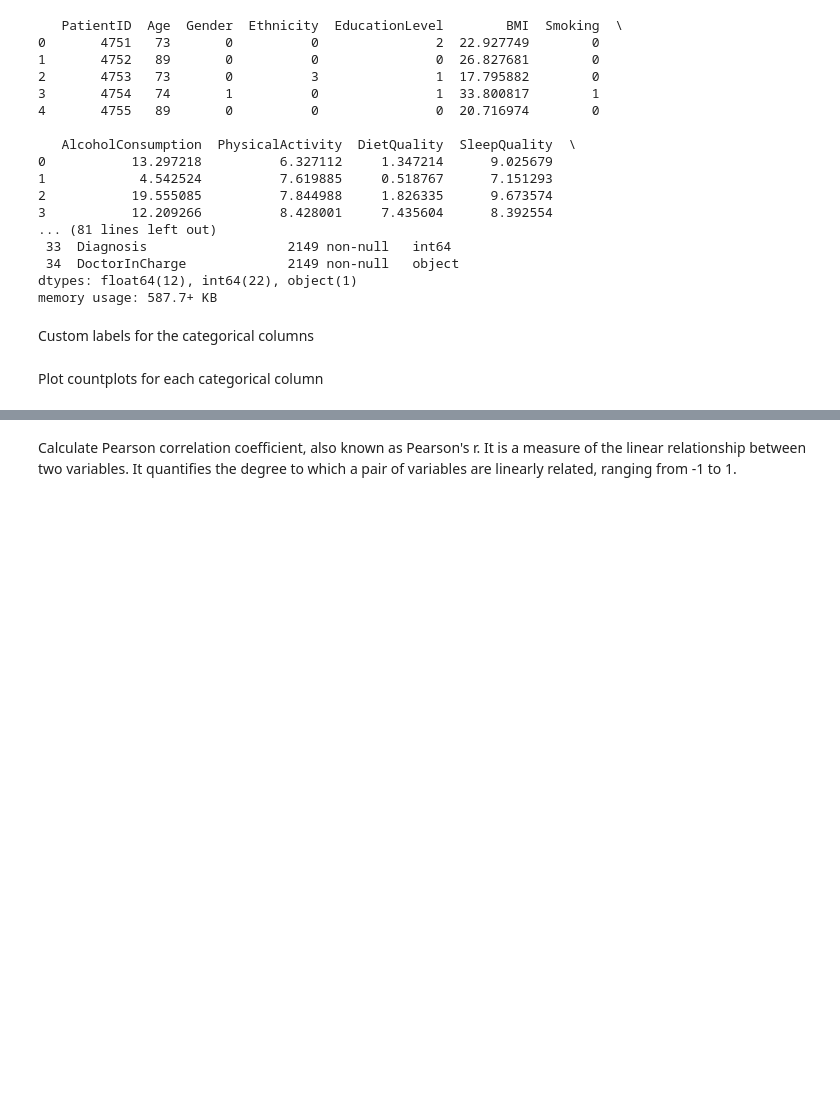
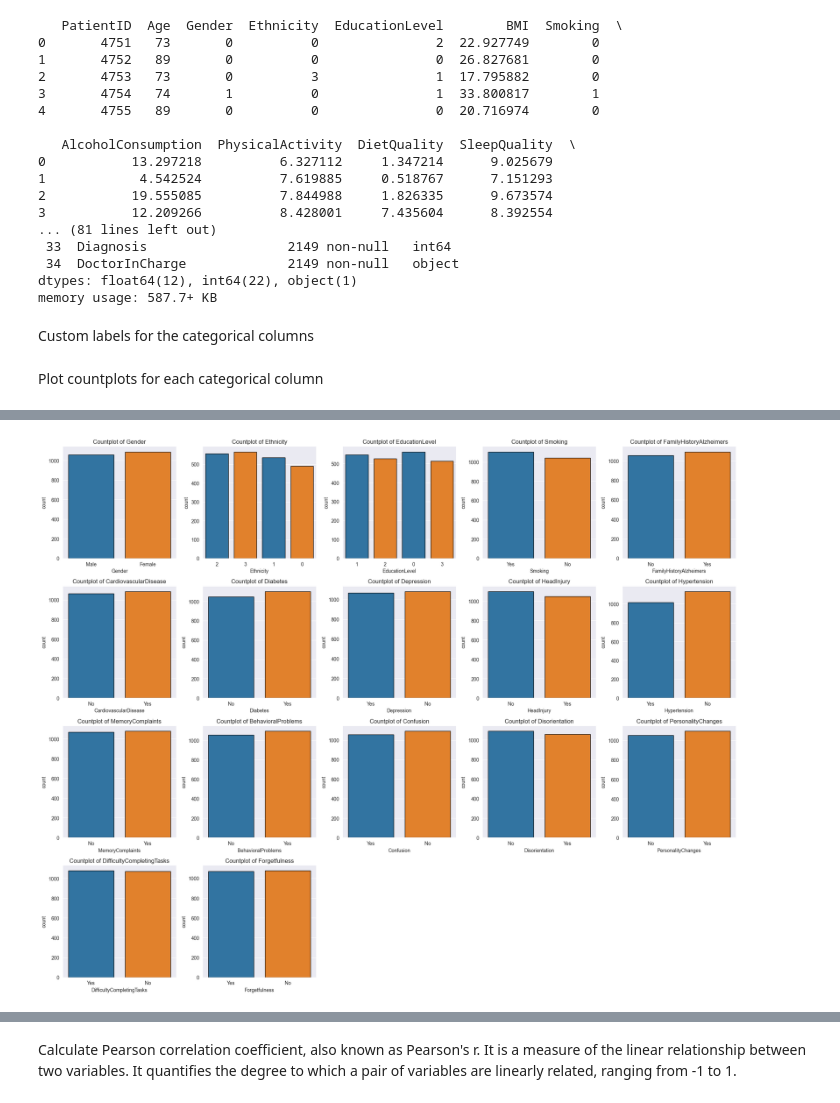
Before and after one commit to JaneSul/ACIT4510_alzheimers, a Jupyter notebook: Untitled.ipynb, the cells around one changed output, grey strips where cells are left out. Cells and saved outputs as stored; diff of their text form; code cells hidden in the pictures; blank space fills up the shorter version.

```diff
--- a/Untitled.ipynb
+++ b/Untitled.ipynb
@@ -75,15 +149,3 @@ custom_labels = {
 }
 # %% [markdown]
 Plot countplots for each categorical column
-# %%
-for column in categorical_columns:
-    plt.figure(figsize=(8, 5))
-    sns.countplot(data=df, x=column)
-    plt.title(f'Countplot of {column}')
-
-    # Directly set custom labels
-    labels = custom_labels[column]
-    ticks = range(len(labels))
-    plt.xticks(ticks=ticks, labels=labels)
-
-    plt.show()
@@ -135,0 +152,60 @@ plt.show()
+# %%
+import numpy as np
+
+# Adding synthetic data for the additional categorical columns specified by the user
+# This will allow for the visualization of the desired categories.
+np.random.seed(0)  # For reproducibility
+
+# Define the synthetic categorical data based on the specified labels
+synthetic_data = {
+    'Gender': np.random.choice(['Male', 'Female'], len(df)),
+    'Ethnicity': np.random.choice(['0', '1', '2', '3'], len(df)),
+    'EducationLevel': np.random.choice(['0', '1', "2", '3'], len(df)),
+    'Smoking': np.random.choice(['No', 'Yes'], len(df)),
+    'FamilyHistoryAlzheimers': np.random.choice(['No', 'Yes'], len(df)),
+    'CardiovascularDisease': np.random.choice(['No', 'Yes'], len(df)),
+    'Diabetes': np.random.choice(['No', 'Yes'], len(df)),
+    'Depression': np.random.choice(['No', 'Yes'], len(df)),
+    'HeadInjury': np.random.choice(['No', 'Yes'], len(df)),
+    'Hypertension': np.random.choice(['No', 'Yes'], len(df)),
+    'MemoryComplaints': np.random.choice(['No', 'Yes'], len(df)),
+    'BehavioralProblems': np.random.choice(['No', 'Yes'], len(df)),
+    'Confusion': np.random.choice(['No', 'Yes'], len(df)),
+    'Disorientation': np.random.choice(['No', 'Yes'], len(df)),
+    'PersonalityChanges': np.random.choice(['No', 'Yes'], len(df)),
+    'DifficultyCompletingTasks': np.random.choice(['No', 'Yes'], len(df)),
+    'Forgetfulness': np.random.choice(['No', 'Yes'], len(df))
+}
+
+# Adding synthetic data to the dataframe
+for col, values in synthetic_data.items():
+    df[col] = values
+
+
+# Update categorical columns for visualization
+categorical_columns_full = list(synthetic_data.keys())
+# Create a figure with subplots for all categorical features
+fig, axes = plt.subplots(4, 5, figsize=(20, 16))
+axes = axes.ravel()  # Flatten to easily iterate
+
+for i, column in enumerate(categorical_columns_full):
+    # Get unique labels in the column and create a matching palette
+    unique_labels = df[column].unique()
+    n_colors = len(unique_labels)
+    palette = sns.color_palette("Set2", n_colors)  # Adjust palette size based on unique labels
+
+    sns.countplot(data=df, x=column, ax=axes[i], hue=column,palette=["#1f77b4", "#ff7f0e"], edgecolor='black')
+    axes[i].set_title(f'Countplot of {column}')
+
+    # Apply custom x-tick labels
+    axes[i].set_xticks(range(n_colors))
+    axes[i].set_xticklabels(unique_labels)
+
+# Hide any empty subplots if they exist
+for j in range(i + 1, len(axes)):
+    axes[j].axis('off')
+
+plt.tight_layout()
+plt.show()
+# %% [output]
+[figure, added]
```
Also changed, not shown: parts of 28 cells of this notebook, 1 other file.
